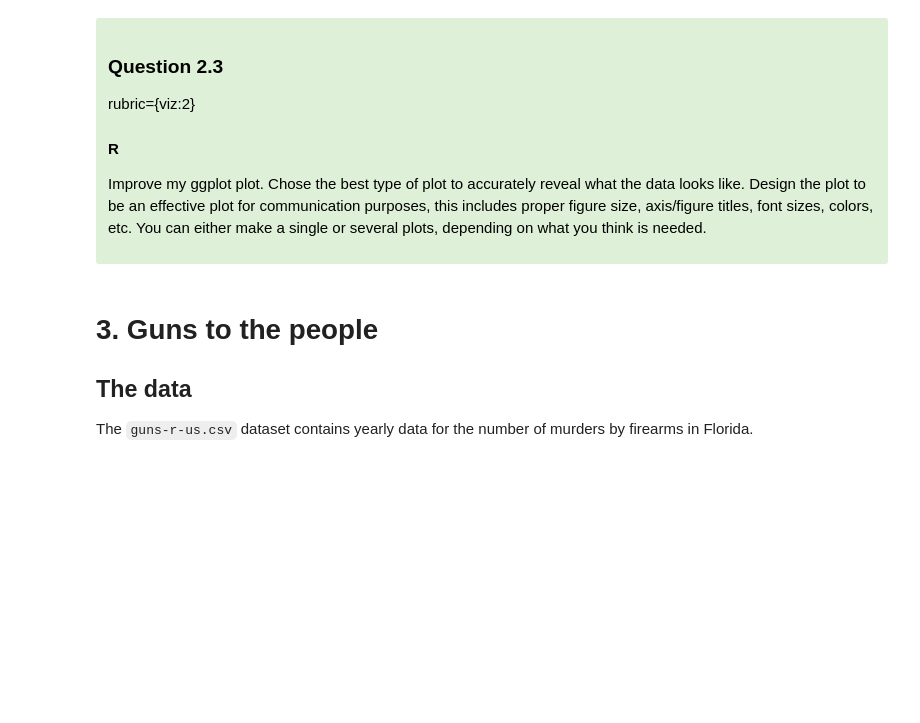
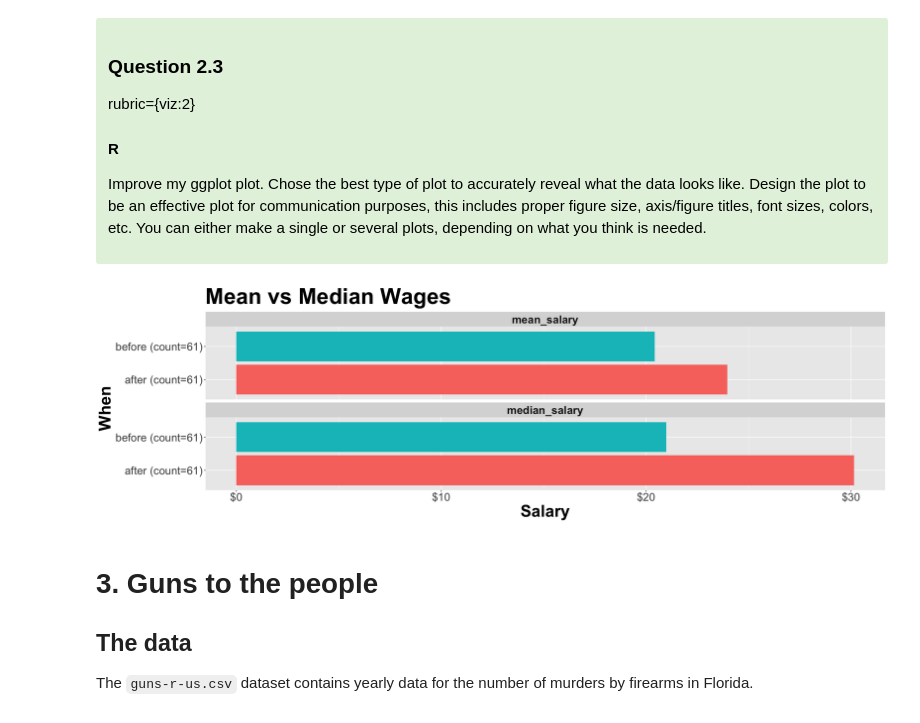
Before and after one commit to JordanKaseram/MDS-Data-550-Labs, a Jupyter notebook: lab3/lab3-R.ipynb, the cells around one changed output. Saved outputs shown, nothing was run; the diff lists cells and outputs as text; code cells hidden in the pictures; blank space fills up the shorter version.

```diff
--- a/lab3/lab3-R.ipynb
+++ b/lab3/lab3-R.ipynb
@@ -328,3 +326,40 @@ rubric={viz:2}
+# %%
+# YOUR ANSWER HERE
+options(repr.plot.width = 20, repr.plot.height = 6)
+
+stat_wages <- wages_df %>%
+    group_by(when) %>%
+    summarize(
+    mean_salary = mean(salary),
+    median_salary = median(salary),
+    count = n()
+    ) %>%
+    mutate(when = paste0(when, " (count=", count, ")")) %>%
+    pivot_longer(
+        cols = c(mean_salary, median_salary),
+        names_to = "stat",
+        values_to = "salary"
+    )
+
+
+ggplot(stat_wages, aes(x = salary, y = when, fill = when)) +
+    geom_col() +
+    facet_wrap(~stat, ncol = 1) +
+    scale_x_continuous(labels = dollar) +
+    labs(
+        title = "Mean vs Median Wages",
+        x = "Salary",
+        y = "When"
+    ) +
+    theme(
+        axis.title = element_text(face = "bold", size = 30),
+        strip.text = element_text(face = "bold" ,size = 20),
+        plot.title = element_text(face = "bold", size = 40),
+        axis.text = element_text(size = 20),
+        legend.position = "none"
+    )
+# %% [output]
+[figure, added]
 # %% [markdown]
 # 3. Guns to the people
 
```
Also changed, not shown: parts of 12 cells of this notebook.
